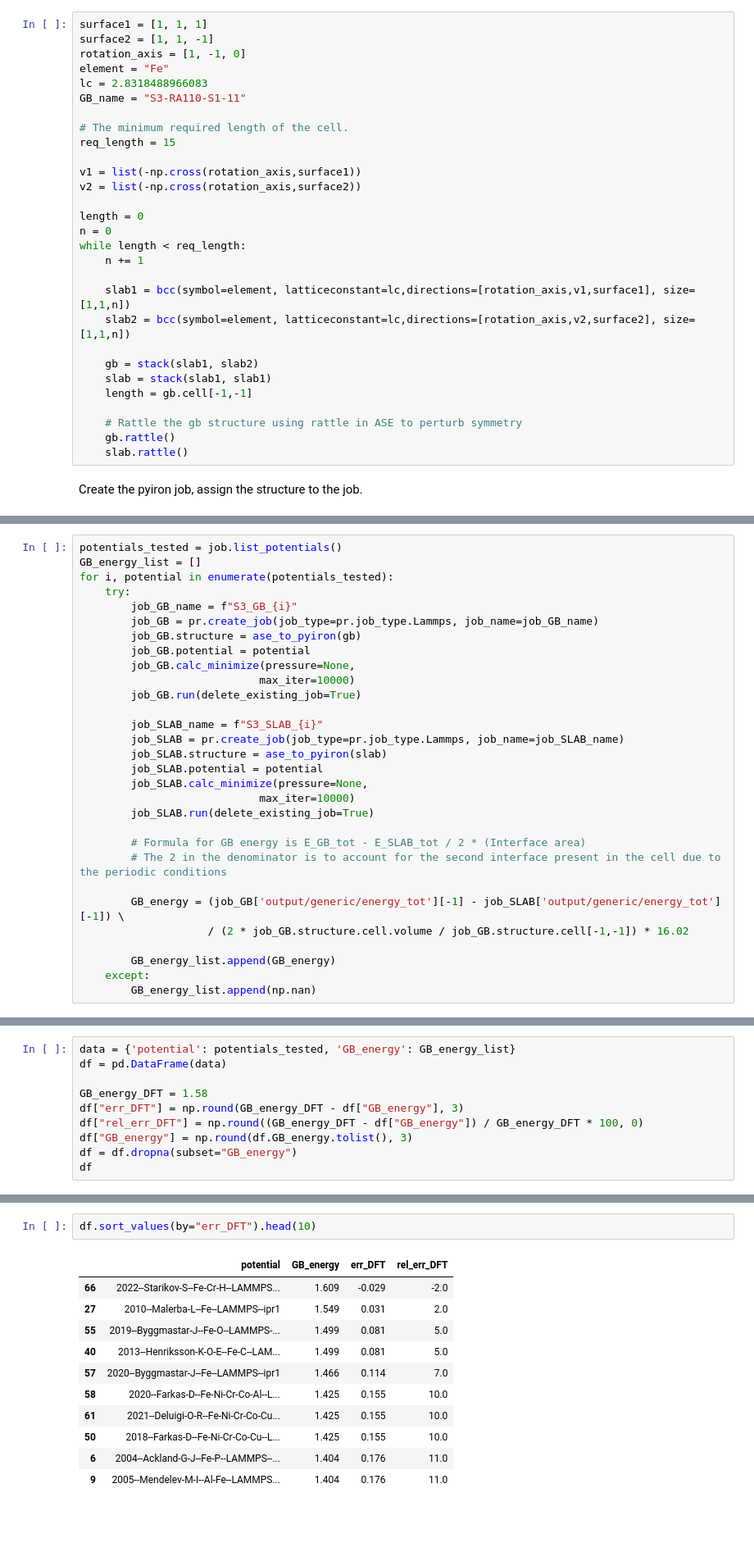
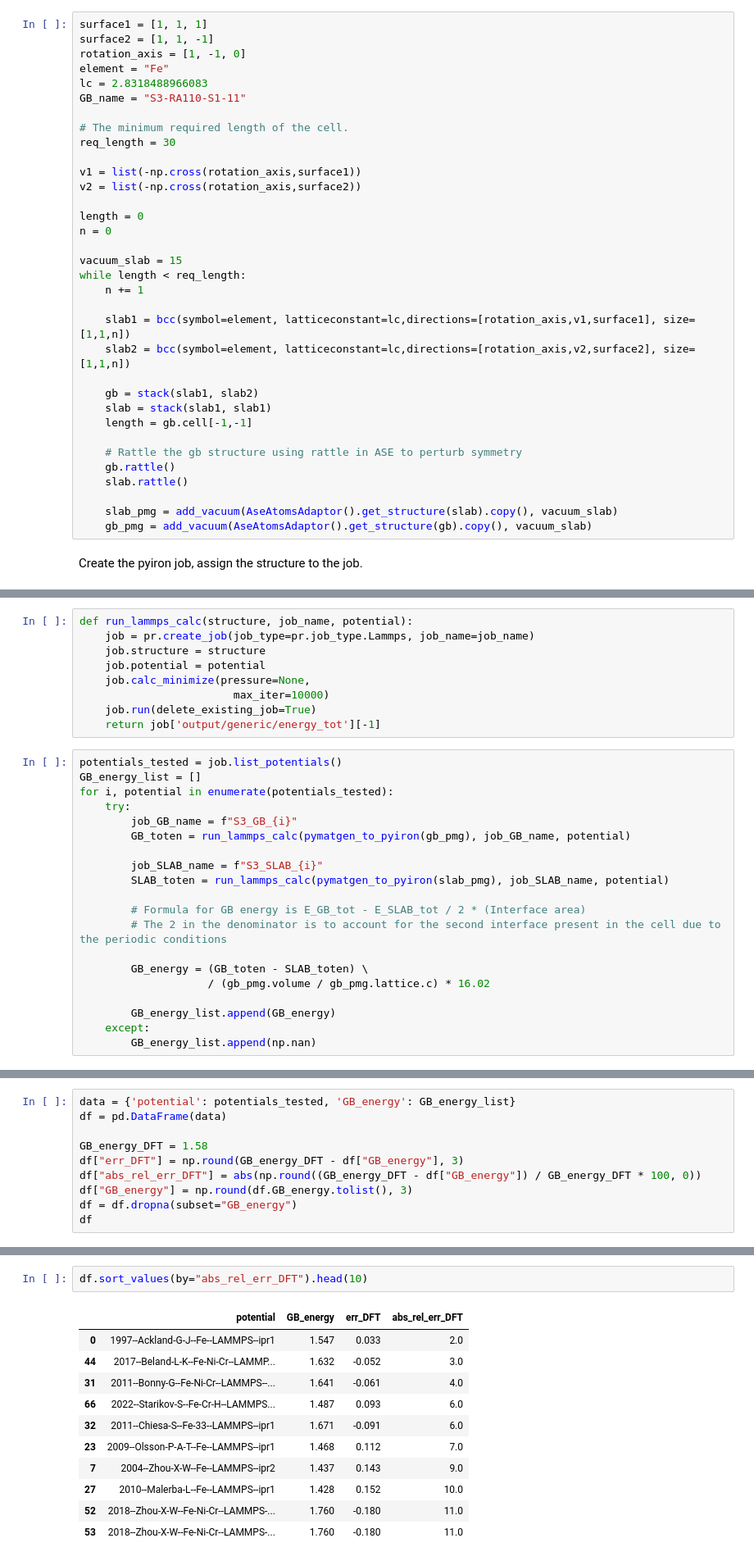
Before and after one commit to materialdigital/pyiron_GB_energies, a Jupyter notebook: pyiron_GB_energy_example.ipynb, the cells around one changed output, grey strips where cells are left out. Shown at 82% size. Drawn from its saved outputs; the diff is of its cells as text; blank space fills up the shorter version.

```diff
--- a/pyiron_GB_energy_example.ipynb
+++ b/pyiron_GB_energy_example.ipynb
@@ -38,13 +62,15 @@ lc = 2.8318488966083
 GB_name = "S3-RA110-S1-11"
 
 # The minimum required length of the cell.
-req_length = 15
+req_length = 30
 
 v1 = list(-np.cross(rotation_axis,surface1))
 v2 = list(-np.cross(rotation_axis,surface2))
 
 length = 0
 n = 0
+
+vacuum_slab = 15
 while length < req_length:
     n += 1
 
@@ -58,6 +84,9 @@ while length < req_length:
     # Rattle the gb structure using rattle in ASE to perturb symmetry
     gb.rattle()
     slab.rattle()
+
+    slab_pmg = add_vacuum(AseAtomsAdaptor().get_structure(slab).copy(), vacuum_slab)
+    gb_pmg = add_vacuum(AseAtomsAdaptor().get_structure(gb).copy(), vacuum_slab)
 # %% [markdown]
 Create the pyiron job, assign the structure to the job.
 # %%
@@ -81,32 +110,31 @@ job.list_potentials()[:10]
  '2004--Zhou-X-W--Fe--LAMMPS--ipr2',
  '2005--Lee-B-J--Fe-Cu--LAMMPS--ipr1',
  '2005--Mendelev-M-I--Al-Fe--LAMMPS--ipr1']
+# %%
+def run_lammps_calc(structure, job_name, potential):
+    job = pr.create_job(job_type=pr.job_type.Lammps, job_name=job_name)
+    job.structure = structure
+    job.potential = potential
+    job.calc_minimize(pressure=None,
+                        max_iter=10000)
+    job.run(delete_existing_job=True)
+    return job['output/generic/energy_tot'][-1]
 # %%
 potentials_tested = job.list_potentials()
 GB_energy_list = []
 for i, potential in enumerate(potentials_tested):
     try:
         job_GB_name = f"S3_GB_{i}"
-        job_GB = pr.create_job(job_type=pr.job_type.Lammps, job_name=job_GB_name)
-        job_GB.structure = ase_to_pyiron(gb)
-        job_GB.potential = potential
-        job_GB.calc_minimize(pressure=None,
-                            max_iter=10000)
-        job_GB.run(delete_existing_job=True)
+        GB_toten = run_lammps_calc(pymatgen_to_pyiron(gb_pmg), job_GB_name, potential)
 
         job_SLAB_name = f"S3_SLAB_{i}"
-        job_SLAB = pr.create_job(job_type=pr.job_type.Lammps, job_name=job_SLAB_name)
-        job_SLAB.structure = ase_to_pyiron(slab)
-        job_SLAB.potential = potential
-        job_SLAB.calc_minimize(pressure=None,
-                            max_iter=10000)
-        job_SLAB.run(delete_existing_job=True)
+        SLAB_toten = run_lammps_calc(pymatgen_to_pyiron(slab_pmg), job_SLAB_name, potential)
 
         # Formula for GB energy is E_GB_tot - E_SLAB_tot / 2 * (Interface area)
         # The 2 in the denominator is to account for the second interface present in the cell due to the periodic conditions
 
-        GB_energy = (job_GB['output/generic/energy_tot'][-1] - job_SLAB['output/generic/energy_tot'][-1]) \
-                    / (2 * job_GB.structure.cell.volume / job_GB.structure.cell[-1,-1]) * 16.02
+        GB_energy = (GB_toten - SLAB_toten) \
+                    / (gb_pmg.volume / gb_pmg.lattice.c) * 16.02
 
         GB_energy_list.append(GB_energy)
     except:
@@ -137,7 +241,7 @@ df = pd.DataFrame(data)
 
 GB_energy_DFT = 1.58
 df["err_DFT"] = np.round(GB_energy_DFT - df["GB_energy"], 3)
-df["rel_err_DFT"] = np.round((GB_energy_DFT - df["GB_energy"]) / GB_energy_DFT * 100, 0)
+df["abs_rel_err_DFT"] = abs(np.round((GB_energy_DFT - df["GB_energy"]) / GB_energy_DFT * 100, 0))
 df["GB_energy"] = np.round(df.GB_energy.tolist(), 3)
 df = df.dropna(subset="GB_energy")
 df
@@ -164,16 +268,16 @@ You can see that there are some potentials that are very, very accurate at predi
 
 For a real study you should consider not just a single GB, but validate it across multiple GBs and ideally the specific phenomena you want to study.
 # %%
-df.sort_values(by="err_DFT").head(10)
+df.sort_values(by="abs_rel_err_DFT").head(10)
 # %% [output]
-|  | potential | GB_energy | err_DFT | rel_err_DFT |
-| 66 | 2022--Starikov-S--Fe-Cr-H--LAMMPS... | 1.609 | -0.029 | -2.0 |
-| 27 | 2010--Malerba-L--Fe--LAMMPS--ipr1 | 1.549 | 0.031 | 2.0 |
-| 55 | 2019--Byggmastar-J--Fe-O--LAMMPS-... | 1.499 | 0.081 | 5.0 |
-| 40 | 2013--Henriksson-K-O-E--Fe-C--LAM... | 1.499 | 0.081 | 5.0 |
-| 57 | 2020--Byggmastar-J--Fe--LAMMPS--ipr1 | 1.466 | 0.114 | 7.0 |
-| 58 | 2020--Farkas-D--Fe-Ni-Cr-Co-Al--L... | 1.425 | 0.155 | 10.0 |
-| 61 | 2021--Deluigi-O-R--Fe-Ni-Cr-Co-Cu... | 1.425 | 0.155 | 10.0 |
-| 50 | 2018--Farkas-D--Fe-Ni-Cr-Co-Cu--L... | 1.425 | 0.155 | 10.0 |
-| 6 | 2004--Ackland-G-J--Fe-P--LAMMPS--... | 1.404 | 0.176 | 11.0 |
-| 9 | 2005--Mendelev-M-I--Al-Fe--LAMMPS... | 1.404 | 0.176 | 11.0 |
+|  | potential | GB_energy | err_DFT | abs_rel_err_DFT |
+| 0 | 1997--Ackland-G-J--Fe--LAMMPS--ipr1 | 1.547 | 0.033 | 2.0 |
+| 44 | 2017--Beland-L-K--Fe-Ni-Cr--LAMMP... | 1.632 | -0.052 | 3.0 |
+| 31 | 2011--Bonny-G--Fe-Ni-Cr--LAMMPS--... | 1.641 | -0.061 | 4.0 |
+| 66 | 2022--Starikov-S--Fe-Cr-H--LAMMPS... | 1.487 | 0.093 | 6.0 |
+| 32 | 2011--Chiesa-S--Fe-33--LAMMPS--ipr1 | 1.671 | -0.091 | 6.0 |
+| 23 | 2009--Olsson-P-A-T--Fe--LAMMPS--ipr1 | 1.468 | 0.112 | 7.0 |
+| 7 | 2004--Zhou-X-W--Fe--LAMMPS--ipr2 | 1.437 | 0.143 | 9.0 |
+| 27 | 2010--Malerba-L--Fe--LAMMPS--ipr1 | 1.428 | 0.152 | 10.0 |
+| 52 | 2018--Zhou-X-W--Fe-Ni-Cr--LAMMPS-... | 1.760 | -0.180 | 11.0 |
+| 53 | 2018--Zhou-X-W--Fe-Ni-Cr--LAMMPS-... | 1.760 | -0.180 | 11.0 |
```
Also changed, not shown: parts of 4 cells of this notebook.
